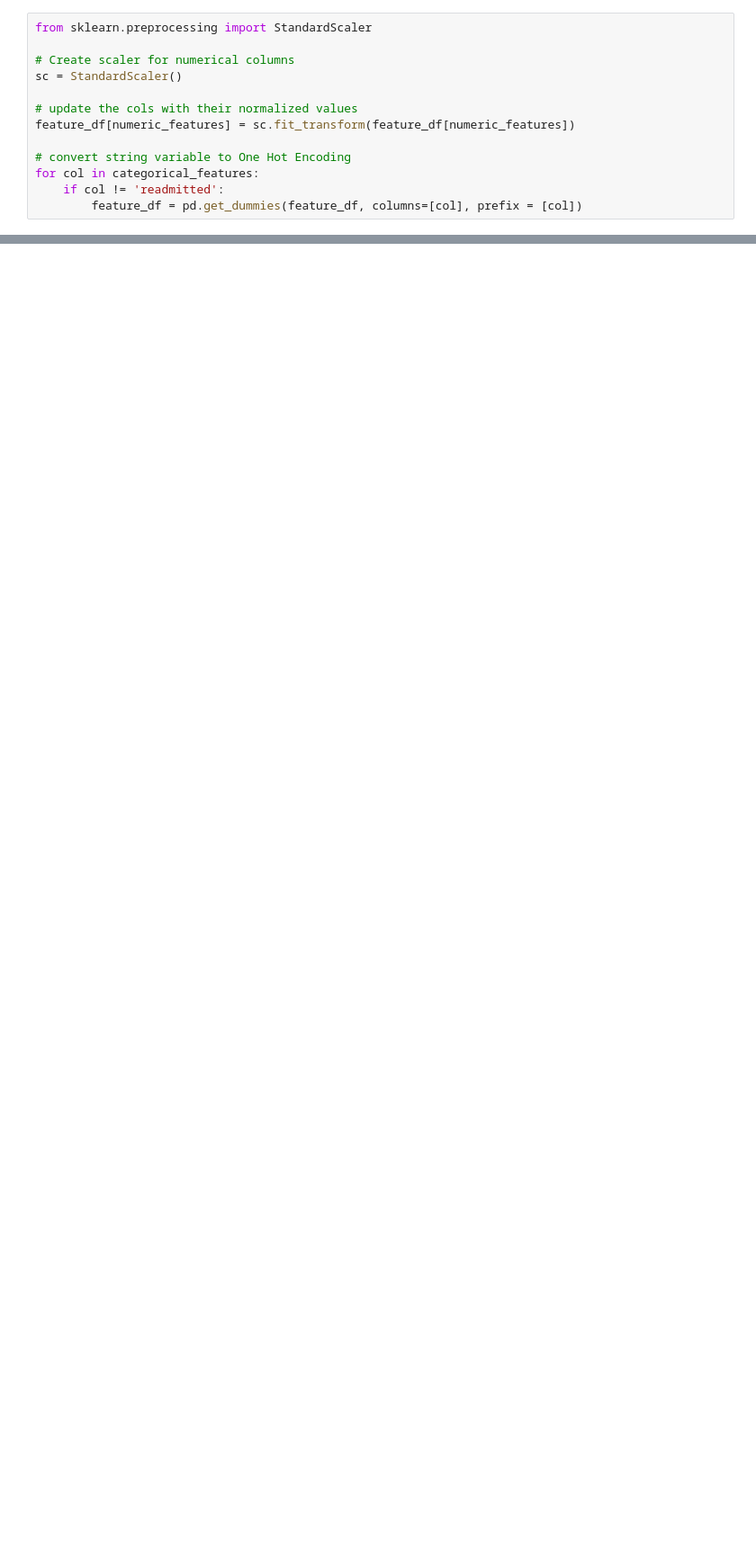
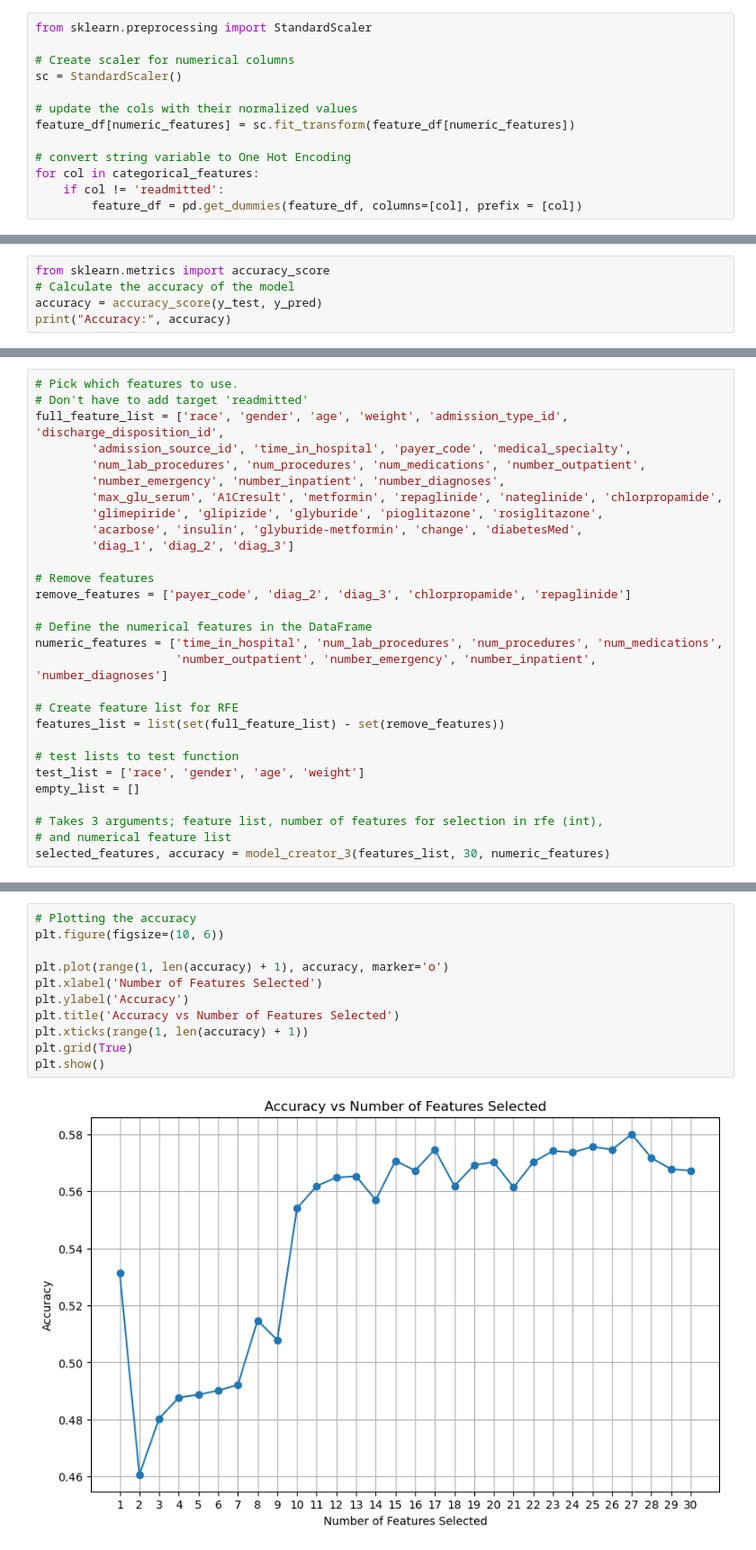
Before and after one commit to cjmagana/predicting_readmission_diabetes, a Jupyter notebook: predicting_readmission_diabetes.ipynb, the cells around one changed output, grey strips where cells are left out. Shown at 90% size. Saved outputs shown, nothing was run; the diff lists cells and outputs as text; blank space fills up the shorter version.

```diff
--- a/predicting_readmission_diabetes.ipynb
+++ b/predicting_readmission_diabetes.ipynb
@@ -1451,0 +1177,5 @@ print(top_k_features)
+# %%
+from sklearn.metrics import accuracy_score
+# Calculate the accuracy of the model
+accuracy = accuracy_score(y_test, y_pred)
+print("Accuracy:", accuracy)
@@ -1451,0 +1468,29 @@ print(top_k_features)
+# %%
+# Pick which features to use.
+# Don't have to add target 'readmitted'
+full_feature_list = ['race', 'gender', 'age', 'weight', 'admission_type_id', 'discharge_disposition_id',
+        'admission_source_id', 'time_in_hospital', 'payer_code', 'medical_specialty',
+        'num_lab_procedures', 'num_procedures', 'num_medications', 'number_outpatient',
+        'number_emergency', 'number_inpatient', 'number_diagnoses',
+        'max_glu_serum', 'A1Cresult', 'metformin', 'repaglinide', 'nateglinide', 'chlorpropamide',
+        'glimepiride', 'glipizide', 'glyburide', 'pioglitazone', 'rosiglitazone',
+        'acarbose', 'insulin', 'glyburide-metformin', 'change', 'diabetesMed',
+        'diag_1', 'diag_2', 'diag_3']
+
+# Remove features
+remove_features = ['payer_code', 'diag_2', 'diag_3', 'chlorpropamide', 'repaglinide']
+
+# Define the numerical features in the DataFrame
+numeric_features = ['time_in_hospital', 'num_lab_procedures', 'num_procedures', 'num_medications',
+                    'number_outpatient', 'number_emergency', 'number_inpatient', 'number_diagnoses']
+
+# Create feature list for RFE
+features_list = list(set(full_feature_list) - set(remove_features))
+
+# test lists to test function
+test_list = ['race', 'gender', 'age', 'weight']
+empty_list = []
+
+# Takes 3 arguments; feature list, number of features for selection in rfe (int),
+# and numerical feature list
+selected_features, accuracy = model_creator_3(features_list, 30, numeric_features)
@@ -1451,0 +1521,13 @@ print(top_k_features)
+# %%
+# Plotting the accuracy
+plt.figure(figsize=(10, 6))
+
+plt.plot(range(1, len(accuracy) + 1), accuracy, marker='o')
+plt.xlabel('Number of Features Selected')
+plt.ylabel('Accuracy')
+plt.title('Accuracy vs Number of Features Selected')
+plt.xticks(range(1, len(accuracy) + 1))
+plt.grid(True)
+plt.show()
+# %% [output]
+[figure, added]
```
Also changed, not shown: parts of 101 cells of this notebook, 1 other file.
